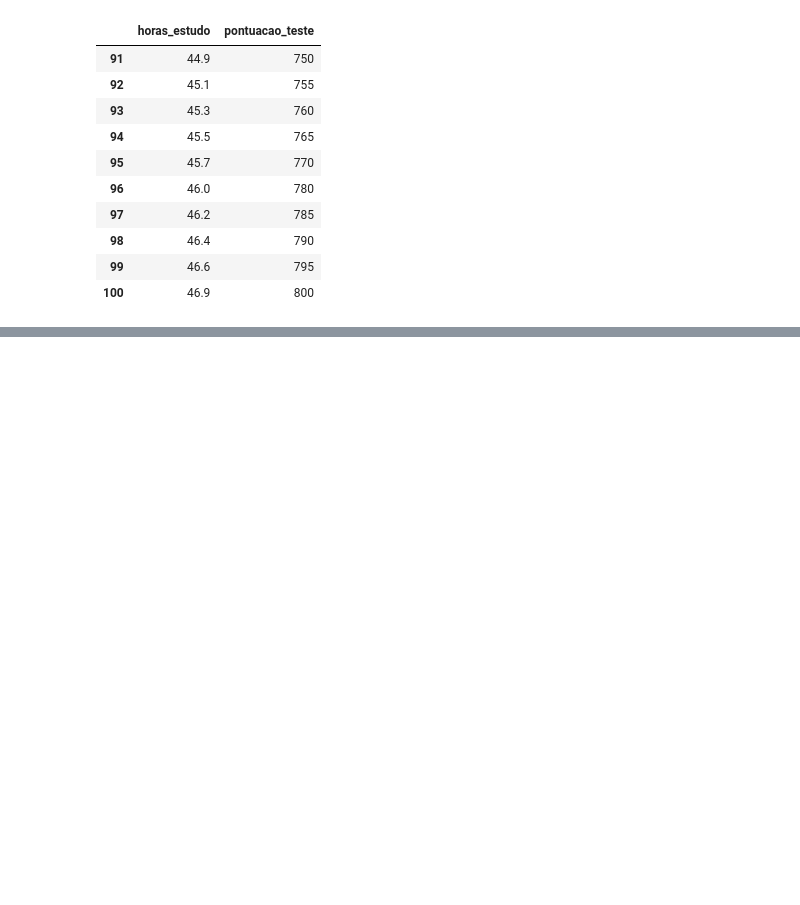
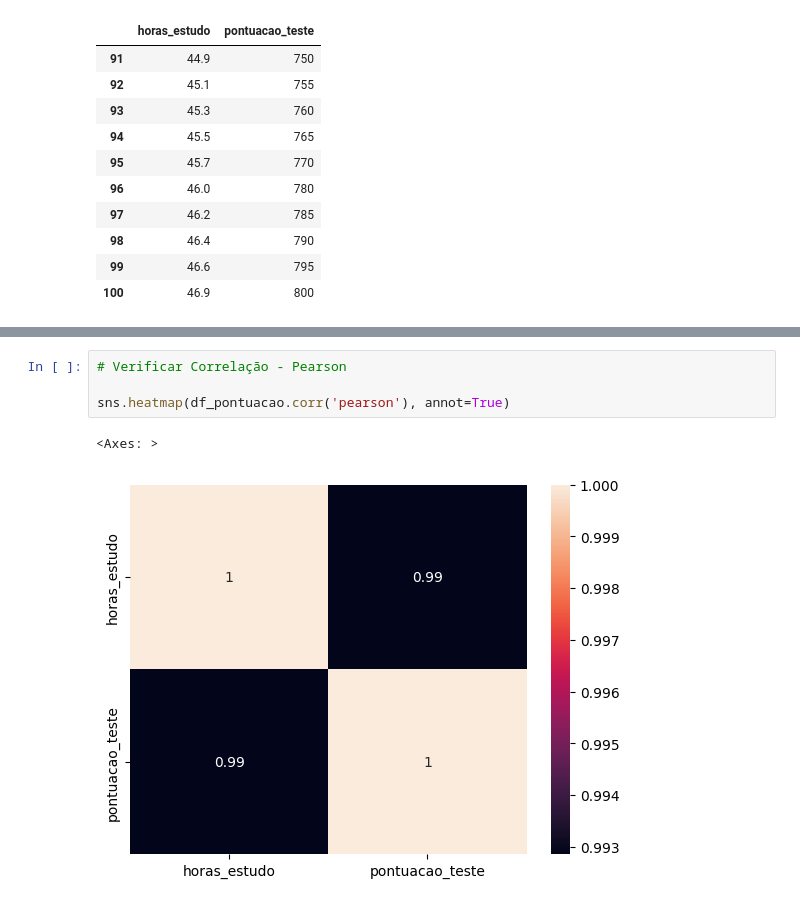
Before and after one commit to offellipe/regressao_linear, a Jupyter notebook: modelo_pontuacao.ipynb, the cells around one changed output, grey strips where cells are left out. Cells and saved outputs as stored; diff of their text form; blank space fills up the shorter version.

```diff
--- a/modelo_pontuacao.ipynb
+++ b/modelo_pontuacao.ipynb
@@ -55,0 +96,7 @@ df_pontuacao.tail(10)
+# %%
+# Verificar Correlação - Pearson
+
+sns.heatmap(df_pontuacao.corr('pearson'), annot=True)
+# %% [output]
+<Axes: >
+[figure, added]
```
Also changed, not shown: parts of 8 cells of this notebook.
